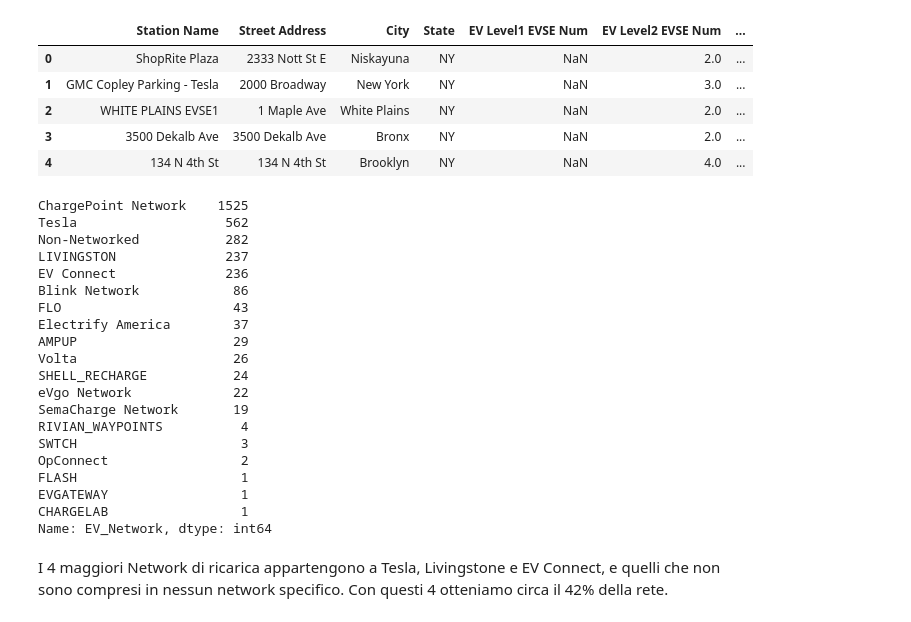
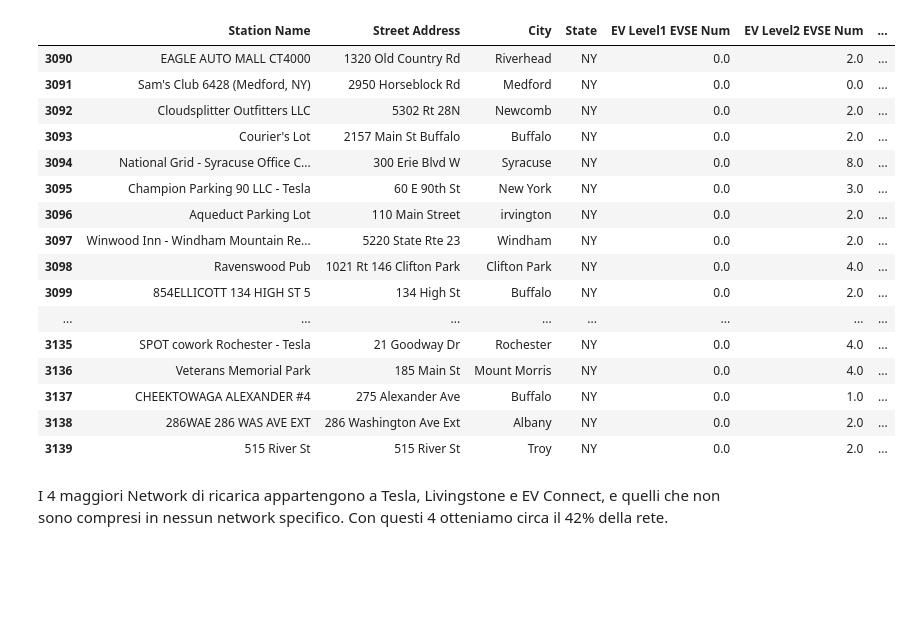
Before and after one commit to mcossu28/A-Network-Analysis-of-New-York-s-EV-Charging-Infrastructure, a Jupyter notebook: Progetto Tesi General.ipynb, the cells around one changed output. Saved outputs shown, nothing was run; the diff lists cells and outputs as text; code cells hidden in the pictures; blank space fills up the shorter version.

```diff
--- a/Progetto Tesi General.ipynb
+++ b/Progetto Tesi General.ipynb
@@ -20,22 +20,32 @@ import json
 # %%
 df = pd.read_csv(r"C:\Users\marco\Downloads\Electric_Vehicle_Charging_Stations_in_New_York.csv")
 # %%
-colonne_irrilevanti = ['Fuel Type Code', 'Intersection Directions', 'Station Phone', 'Status Code',
-                       'Owner Type Code', 'Federal Agency ID', 'Federal Agency Name', 'Cards Accepted',
-                       'EV Network Web', 'ZIP', 'Groups With Access Code', 'Expected Date', 'Access Days Time',
-                       'Geocode Status', 'Updated At', 'Plus4', 'Date Last Confirmed', "EV Other Info", "Open Date"]
-
-# Eliminazione delle colonne irrilevanti
-df.drop(colonne_irrilevanti, axis=1, inplace=True)
+df['Year'] = df['Open Date'].str[6:]
+df = df.fillna(value=0)
+df = df.drop(['Fuel Type Code', 'Intersection Directions','Station Phone','Status Code','Owner Type Code',
+         'Federal Agency ID','Federal Agency Name','Cards Accepted',
+         'EV Network Web','ZIP','Groups With Access Code','Expected Date','Access Days Time',
+         'Geocode Status','Updated At','Plus4','Date Last Confirmed',"EV Other Info","Open Date"], axis=1)
 # %%
-df.head()
+df.tail(50)
 # %% [output]
 |  | Station Name | Street Address | City | State | EV Level1 EVSE Num | EV Level2 EVSE Num | ... |
-| 0 | ShopRite Plaza | 2333 Nott St E | Niskayuna | NY | NaN | 2.0 | ... |
-| 1 | GMC Copley Parking - Tesla | 2000 Broadway | New York | NY | NaN | 3.0 | ... |
-| 2 | WHITE PLAINS EVSE1 | 1 Maple Ave | White Plains | NY | NaN | 2.0 | ... |
-| 3 | 3500 Dekalb Ave | 3500 Dekalb Ave | Bronx | NY | NaN | 2.0 | ... |
-| 4 | 134 N 4th St | 134 N 4th St | Brooklyn | NY | NaN | 4.0 | ... |
+| 3090 | EAGLE AUTO MALL CT4000 | 1320 Old Country Rd | Riverhead | NY | 0.0 | 2.0 | ... |
+| 3091 | Sam's Club 6428 (Medford, NY) | 2950 Horseblock Rd | Medford | NY | 0.0 | 0.0 | ... |
+| 3092 | Cloudsplitter Outfitters LLC | 5302 Rt 28N | Newcomb | NY | 0.0 | 2.0 | ... |
+| 3093 | Courier's Lot | 2157 Main St Buffalo | Buffalo | NY | 0.0 | 2.0 | ... |
+| 3094 | National Grid - Syracuse Office C... | 300 Erie Blvd W | Syracuse | NY | 0.0 | 8.0 | ... |
+| 3095 | Champion Parking 90 LLC - Tesla | 60 E 90th St | New York | NY | 0.0 | 3.0 | ... |
+| 3096 | Aqueduct Parking Lot | 110 Main Street | irvington | NY | 0.0 | 2.0 | ... |
+| 3097 | Winwood Inn - Windham Mountain Re... | 5220 State Rte 23 | Windham | NY | 0.0 | 2.0 | ... |
+| 3098 | Ravenswood Pub | 1021 Rt 146 Clifton Park | Clifton Park | NY | 0.0 | 4.0 | ... |
+| 3099 | 854ELLICOTT 134 HIGH ST 5 | 134 High St | Buffalo | NY | 0.0 | 2.0 | ... |
+| ... | ... | ... | ... | ... | ... | ... | ... |
+| 3135 | SPOT cowork Rochester - Tesla | 21 Goodway Dr | Rochester | NY | 0.0 | 4.0 | ... |
+| 3136 | Veterans Memorial Park | 185 Main St | Mount Morris | NY | 0.0 | 4.0 | ... |
+| 3137 | CHEEKTOWAGA ALEXANDER #4 | 275 Alexander Ave | Buffalo | NY | 0.0 | 1.0 | ... |
+| 3138 | 286WAE 286 WAS AVE EXT | 286 Washington Ave Ext | Albany | NY | 0.0 | 2.0 | ... |
+| 3139 | 515 River St | 515 River St | Troy | NY | 0.0 | 2.0 | ... |
 # %%
 città_rilevanti = ['New York',"Bronx","Brooklyn","Queens","Staten Island",
          "Manhattan","Borough Park","Washington Heights","New York City",
@@ -47,24 +55,3 @@ Network = ["Tesla","LIVINGSTON","EV Connect"]
 # %%
-occurrences = df['EV_Network'].value_counts()
-print(occurrences)
+# occurrences = df['EV_Network'].value_counts()
+# print(occurrences)
-# %% [output]
-ChargePoint Network    1525
-Tesla                   562
-Non-Networked           282
-LIVINGSTON              237
-EV Connect              236
-Blink Network            86
-FLO                      43
-Electrify America        37
-AMPUP                    29
-Volta                    26
-SHELL_RECHARGE           24
-eVgo Network             22
-SemaCharge Network       19
-RIVIAN_WAYPOINTS          4
-SWTCH                     3
-OpConnect                 2
-FLASH                     1
-EVGATEWAY                 1
-CHARGELAB                 1
-Name: EV_Network, dtype: int64
```
Also changed, not shown: parts of 40 cells of this notebook, 1 other file.
